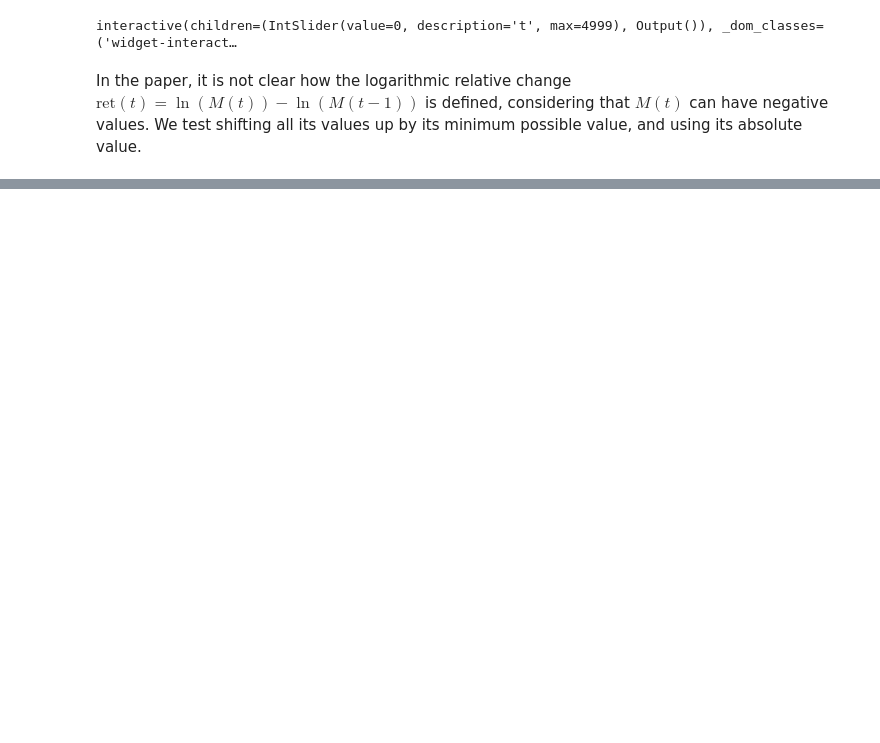
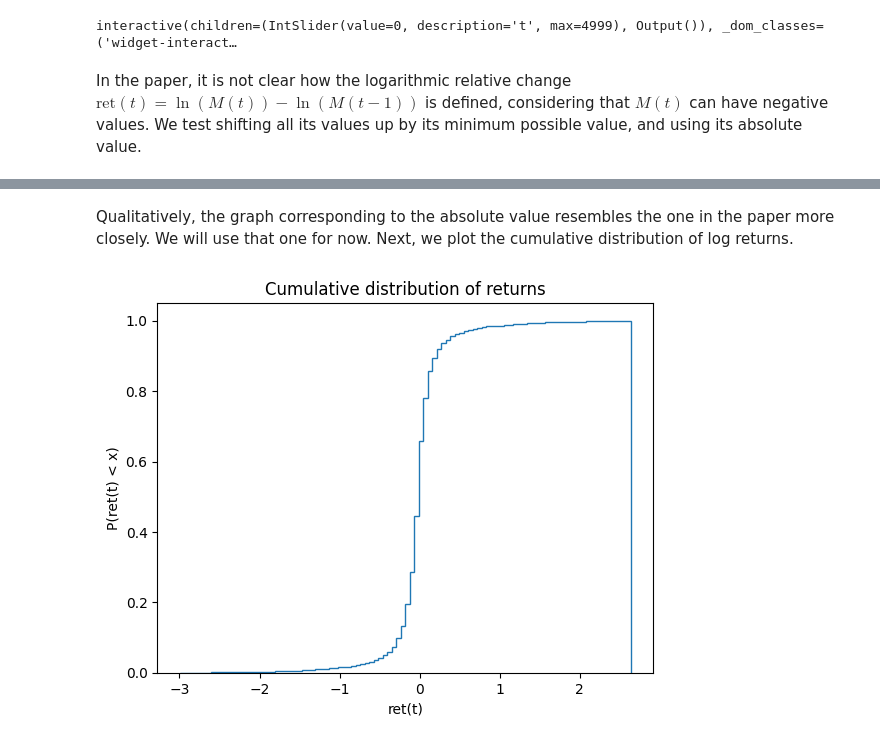
Before and after one commit to eghirardo/ising-markets, a Jupyter notebook: Code/Bornholdt.ipynb, the cells around one changed output, grey strips where cells are left out. Drawn from its saved outputs; the diff is of its cells as text; code cells hidden in the pictures; blank space fills up the shorter version.

```diff
--- a/Code/Bornholdt.ipynb
+++ b/Code/Bornholdt.ipynb
@@ -53,0 +62,14 @@ plt.plot(log_returns)
+# %% [markdown]
+Qualitatively, the graph corresponding to the absolute value resembles the one in the paper more closely. We will use that one for now. Next, we plot the cumulative distribution of log returns.
+# %%
+log_returns = log_returns[np.isfinite(log_returns)]
+
+plt.hist(log_returns, bins=100, density=True, cumulative=True, histtype='step')
+plt.xlabel("ret(t)")
+plt.ylabel("P(ret(t) < x)")
+plt.title("Cumulative distribution of returns")
+plt.show()
+
+# understand better
+# %% [output]
+[figure, added]
```
Also changed, not shown: parts of 5 cells of this notebook.
